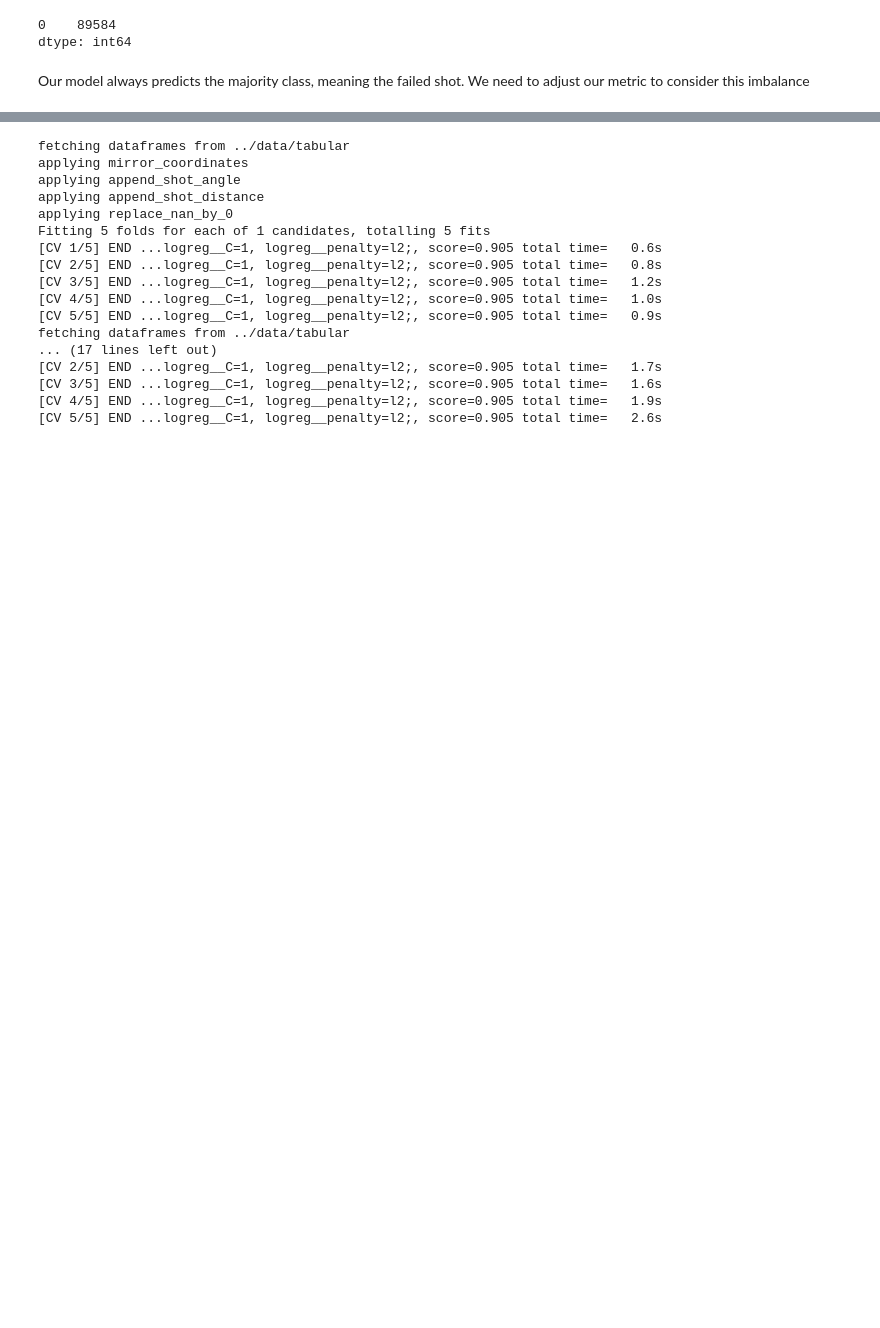
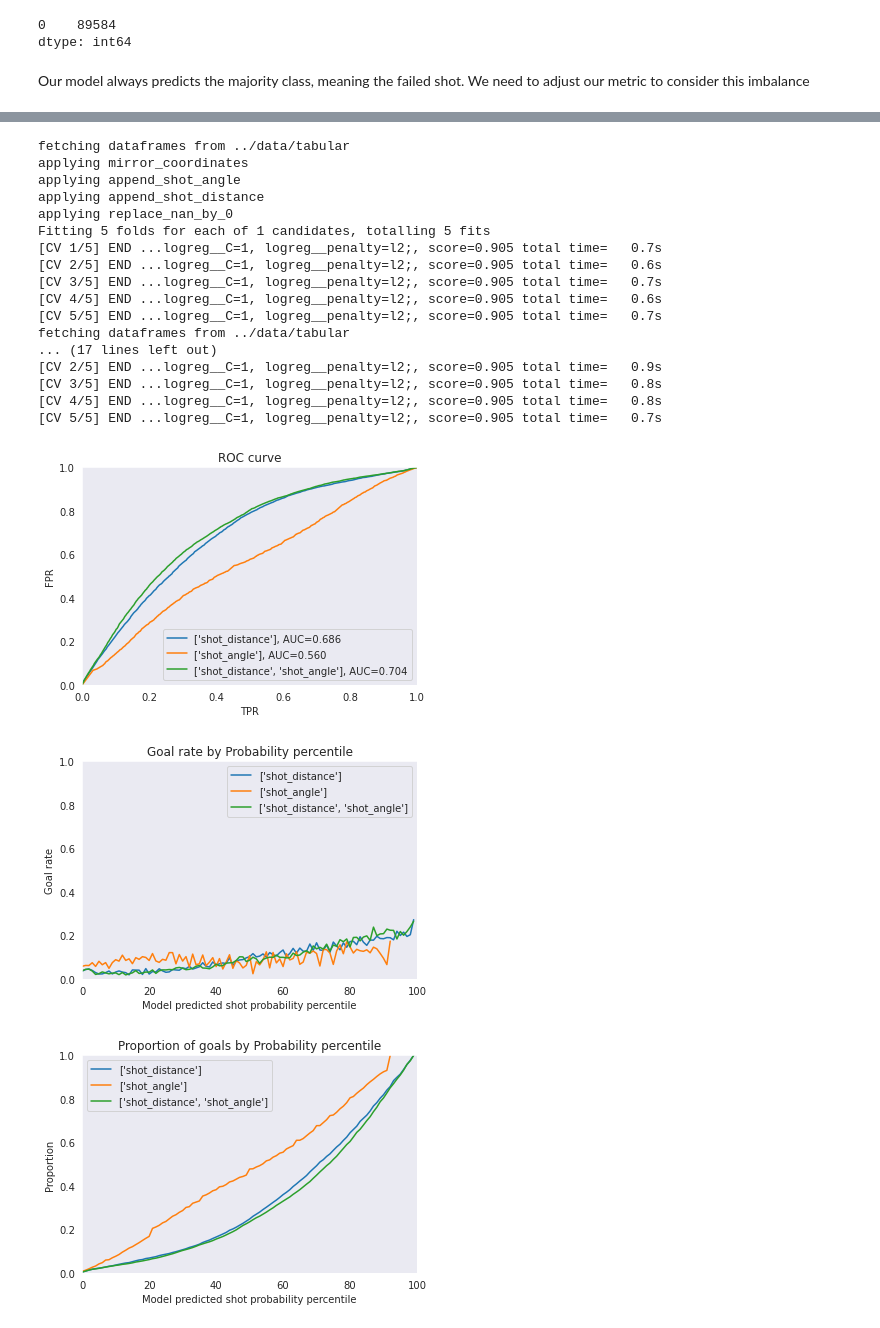
Before and after one commit to williamGlazer/IFT6758, a Jupyter notebook: notebooks/6.experiment_demo.ipynb, the cells around one changed output, grey strips where cells are left out. Saved outputs shown, nothing was run; the diff lists cells and outputs as text; code cells hidden in the pictures; blank space fills up the shorter version.

```diff
--- a/notebooks/6.experiment_demo.ipynb
+++ b/notebooks/6.experiment_demo.ipynb
@@ -230,39 +160,41 @@ DEFAULT_PARAMETERS = {
 # %%
 model_results = [(y_test, baseline.predict_proba(x_test)[:,1], 'baseline')]
 # %%
+truth, probas, labels = [], [], []
 for features in [
     ['shot_distance'],
     ['shot_angle'],
     ['shot_distance', 'shot_angle']
 ]:
     params = DEFAULT_PARAMETERS.copy()
     params['feature_columns'] = features
 
     pipeline = ExperimentPipeline(**params)
     pipeline.run()
 
-    model_results.append(
-        (
-            pipeline.dataset['y_test'],
-            pipeline.get_test_probas()[:,1],
-            str(features)
-        )
-    )
+    truth.append(pipeline.dataset['y_test'])
+    probas.append(pipeline.get_test_probas())
+    labels.append(str(features))
+
+plot_all(truth, probas, labels)
 # %% [output]
 fetching dataframes from ../data/tabular
 applying mirror_coordinates
 applying append_shot_angle
 applying append_shot_distance
 applying replace_nan_by_0
 Fitting 5 folds for each of 1 candidates, totalling 5 fits
-[CV 1/5] END ...logreg__C=1, logreg__penalty=l2;, score=0.905 total time=   0.6s
-[CV 2/5] END ...logreg__C=1, logreg__penalty=l2;, score=0.905 total time=   0.8s
-[CV 3/5] END ...logreg__C=1, logreg__penalty=l2;, score=0.905 total time=   1.2s
-[CV 4/5] END ...logreg__C=1, logreg__penalty=l2;, score=0.905 total time=   1.0s
-[CV 5/5] END ...logreg__C=1, logreg__penalty=l2;, score=0.905 total time=   0.9s
+[CV 1/5] END ...logreg__C=1, logreg__penalty=l2;, score=0.905 total time=   0.7s
+[CV 2/5] END ...logreg__C=1, logreg__penalty=l2;, score=0.905 total time=   0.6s
+[CV 3/5] END ...logreg__C=1, logreg__penalty=l2;, score=0.905 total time=   0.7s
+[CV 4/5] END ...logreg__C=1, logreg__penalty=l2;, score=0.905 total time=   0.6s
+[CV 5/5] END ...logreg__C=1, logreg__penalty=l2;, score=0.905 total time=   0.7s
 fetching dataframes from ../data/tabular
 ... (17 lines left out)
-[CV 2/5] END ...logreg__C=1, logreg__penalty=l2;, score=0.905 total time=   1.7s
-[CV 3/5] END ...logreg__C=1, logreg__penalty=l2;, score=0.905 total time=   1.6s
-[CV 4/5] END ...logreg__C=1, logreg__penalty=l2;, score=0.905 total time=   1.9s
-[CV 5/5] END ...logreg__C=1, logreg__penalty=l2;, score=0.905 total time=   2.6s
+[CV 2/5] END ...logreg__C=1, logreg__penalty=l2;, score=0.905 total time=   0.9s
+[CV 3/5] END ...logreg__C=1, logreg__penalty=l2;, score=0.905 total time=   0.8s
+[CV 4/5] END ...logreg__C=1, logreg__penalty=l2;, score=0.905 total time=   0.8s
+[CV 5/5] END ...logreg__C=1, logreg__penalty=l2;, score=0.905 total time=   0.7s
+[figure, added]
+[figure, added]
+[figure, added]
```
Also changed, not shown: parts of 19 cells of this notebook, 2 other files.
